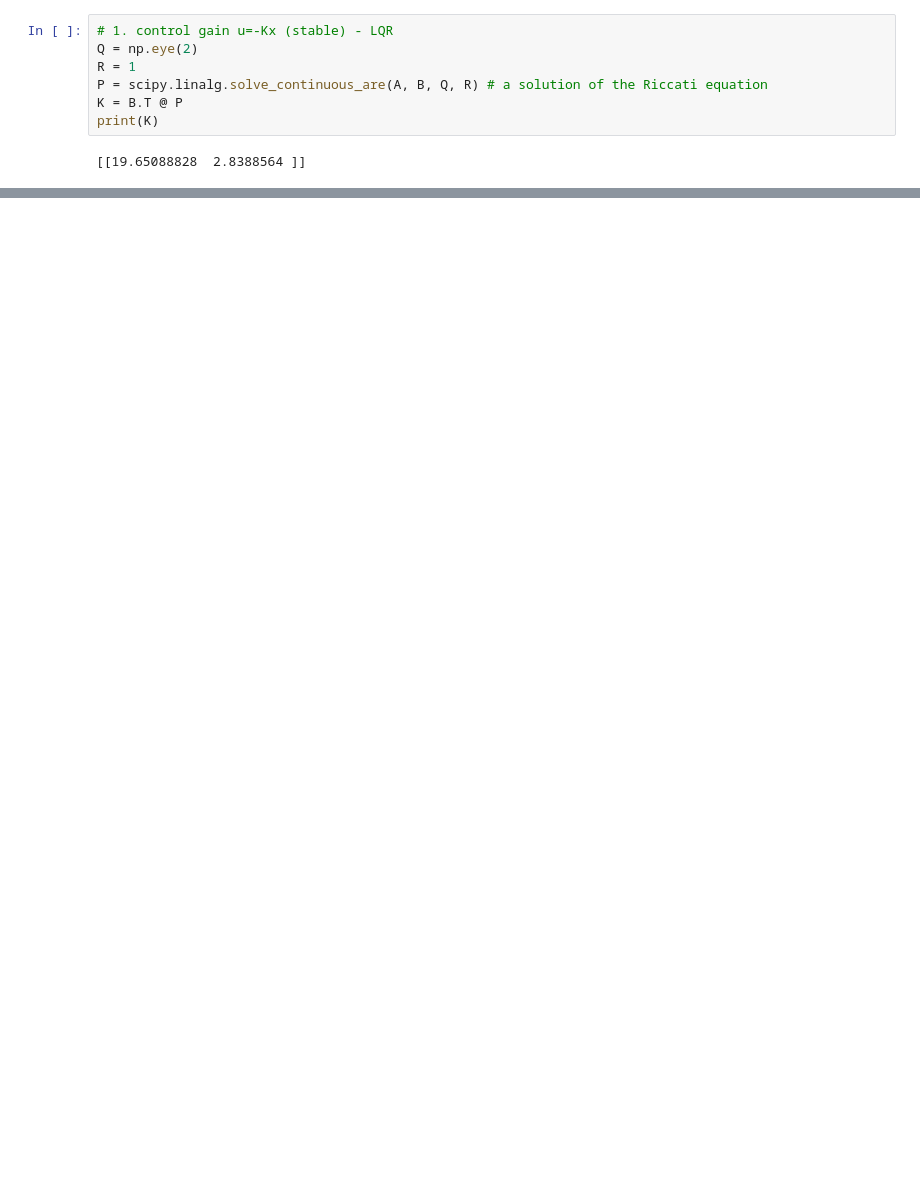
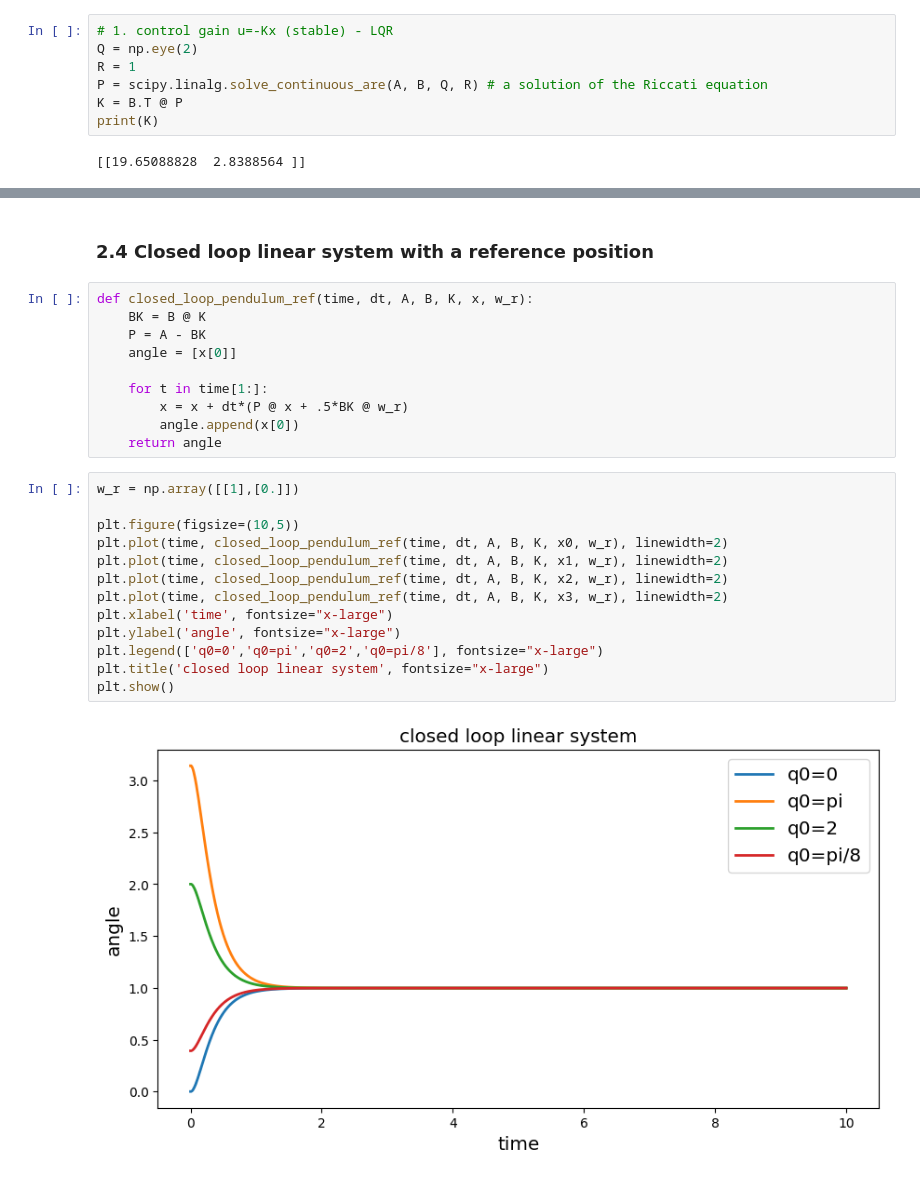
Before and after one commit to kimy-de/controlsystems, a Jupyter notebook: inverted pendulum.ipynb, the cells around one changed output, grey strips where cells are left out. Saved outputs shown, nothing was run; the diff lists cells and outputs as text; blank space fills up the shorter version.

```diff
--- a/inverted pendulum.ipynb
+++ b/inverted pendulum.ipynb
@@ -136,0 +154,27 @@ plt.show()
+# %% [markdown]
+### 2.4 Closed loop linear system with a reference position
+# %%
+def closed_loop_pendulum_ref(time, dt, A, B, K, x, w_r):
+    BK = B @ K
+    P = A - BK
+    angle = [x[0]]
+
+    for t in time[1:]:
+        x = x + dt*(P @ x + .5*BK @ w_r)
+        angle.append(x[0])
+    return angle
+# %%
+w_r = np.array([[1],[0.]])
+
+plt.figure(figsize=(10,5))
+plt.plot(time, closed_loop_pendulum_ref(time, dt, A, B, K, x0, w_r), linewidth=2)
+plt.plot(time, closed_loop_pendulum_ref(time, dt, A, B, K, x1, w_r), linewidth=2)
+plt.plot(time, closed_loop_pendulum_ref(time, dt, A, B, K, x2, w_r), linewidth=2)
+plt.plot(time, closed_loop_pendulum_ref(time, dt, A, B, K, x3, w_r), linewidth=2)
+plt.xlabel('time', fontsize="x-large")
+plt.ylabel('angle', fontsize="x-large")
+plt.legend(['q0=0','q0=pi','q0=2','q0=pi/8'], fontsize="x-large")
+plt.title('closed loop linear system', fontsize="x-large")
+plt.show()
+# %% [output]
+[figure, added]
```
Also changed, not shown: parts of 10 cells of this notebook.
